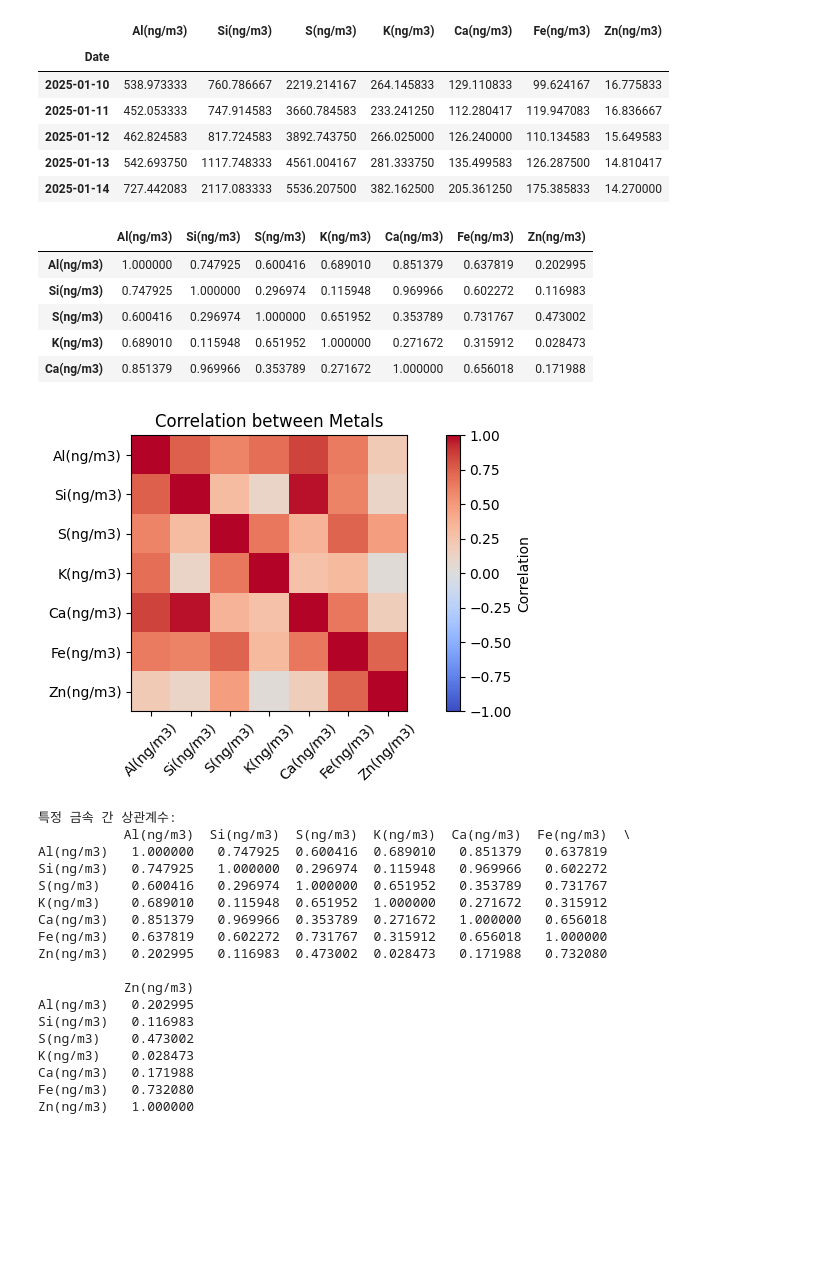
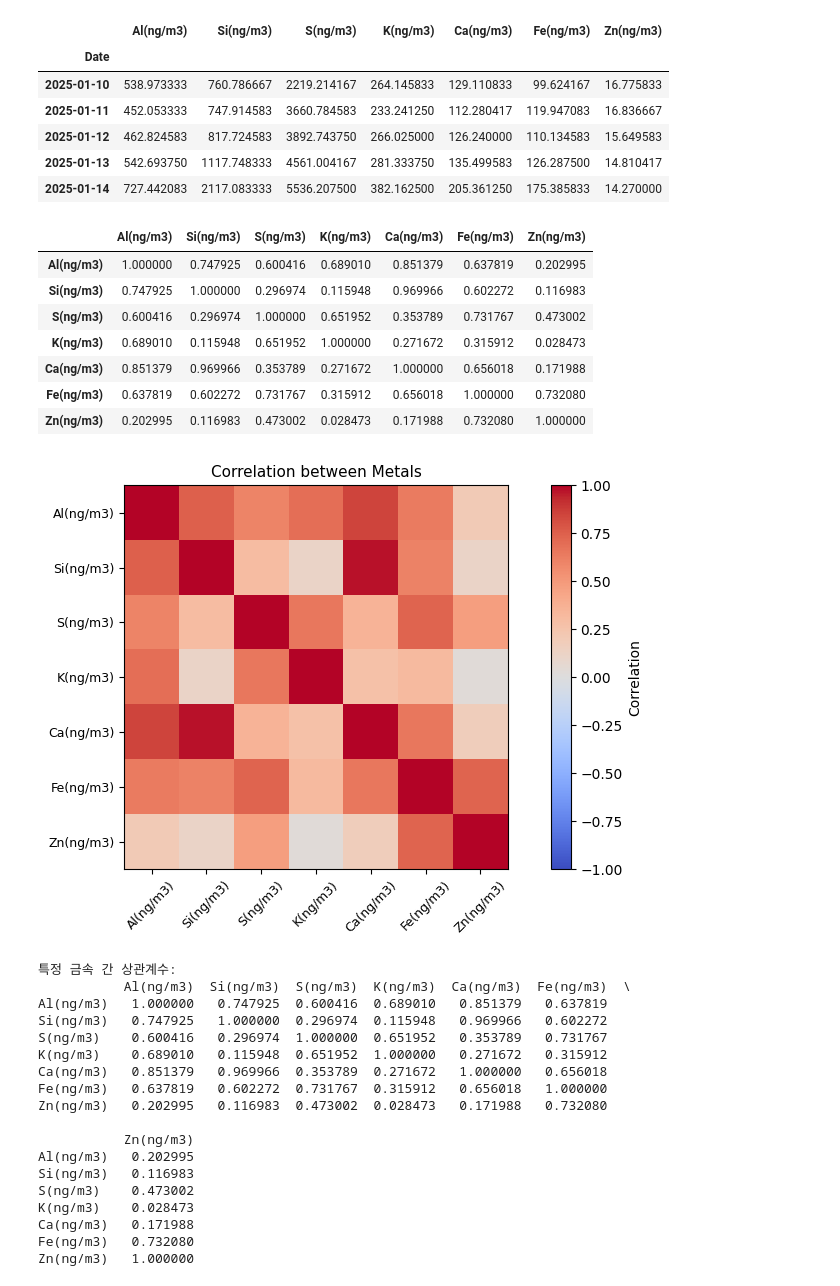
Before and after one commit to hyen0322/Data, a Jupyter notebook: Correlation between Metals.ipynb, the cells around one changed output. Cells and saved outputs as stored; diff of their text form; code cells hidden in the pictures; blank space fills up the shorter version.

```diff
--- a/Correlation between Metals.ipynb
+++ b/Correlation between Metals.ipynb
@@ -42,7 +42,7 @@ daily_avg.head()
 # 금속 간 상관관계 계산
 corr_matrix = daily_avg.corr()
 
-corr_matrix.head()
+corr_matrix.head(7)
 # %% [output]
 |  | Al(ng/m3) | Si(ng/m3) | S(ng/m3) | K(ng/m3) | Ca(ng/m3) | Fe(ng/m3) | Zn(ng/m3) |
 | Al(ng/m3) | 1.000000 | 0.747925 | 0.600416 | 0.689010 | 0.851379 | 0.637819 | 0.202995 |
@@ -50,22 +50,24 @@ corr_matrix.head()
 | S(ng/m3) | 0.600416 | 0.296974 | 1.000000 | 0.651952 | 0.353789 | 0.731767 | 0.473002 |
 | K(ng/m3) | 0.689010 | 0.115948 | 0.651952 | 1.000000 | 0.271672 | 0.315912 | 0.028473 |
 | Ca(ng/m3) | 0.851379 | 0.969966 | 0.353789 | 0.271672 | 1.000000 | 0.656018 | 0.171988 |
+| Fe(ng/m3) | 0.637819 | 0.602272 | 0.731767 | 0.315912 | 0.656018 | 1.000000 | 0.732080 |
+| Zn(ng/m3) | 0.202995 | 0.116983 | 0.473002 | 0.028473 | 0.171988 | 0.732080 | 1.000000 |
 # %%
 # 히트맵
-plt.figure(figsize=(8,4))
+plt.figure(figsize=(9,5))
 plt.imshow(corr_matrix, cmap='coolwarm', vmin=-1, vmax=1)
 plt.colorbar(label='Correlation')
-plt.xticks(range(len(target_metals)), target_metals, rotation=45)
-plt.yticks(range(len(target_metals)), target_metals)
-plt.title('Correlation between Metals')
+plt.xticks(range(len(target_metals)), target_metals, rotation=45, fontsize=9)
+plt.yticks(range(len(target_metals)), target_metals, fontsize=9)
+plt.title('Correlation between Metals', fontsize=11)
 plt.tight_layout()
 plt.show()
 
 # 상관계수 결과 출력
 print("특정 금속 간 상관계수:")
 print(corr_matrix)
 # %% [output]
-[figure, old version]
+[figure, new version]
 특정 금속 간 상관계수:
            Al(ng/m3)  Si(ng/m3)  S(ng/m3)  K(ng/m3)  Ca(ng/m3)  Fe(ng/m3)  \
 Al(ng/m3)   1.000000   0.747925  0.600416  0.689010   0.851379   0.637819
```
